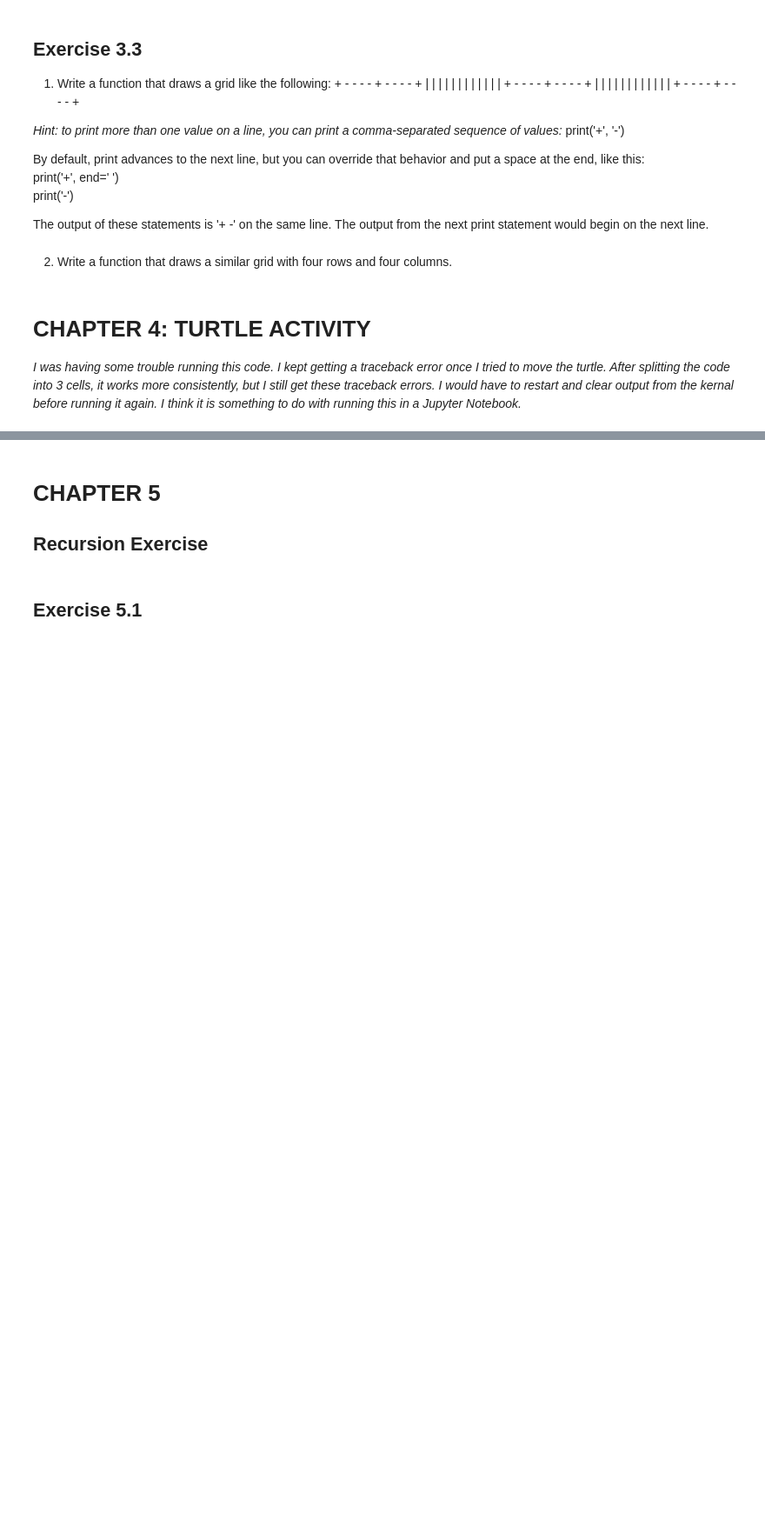
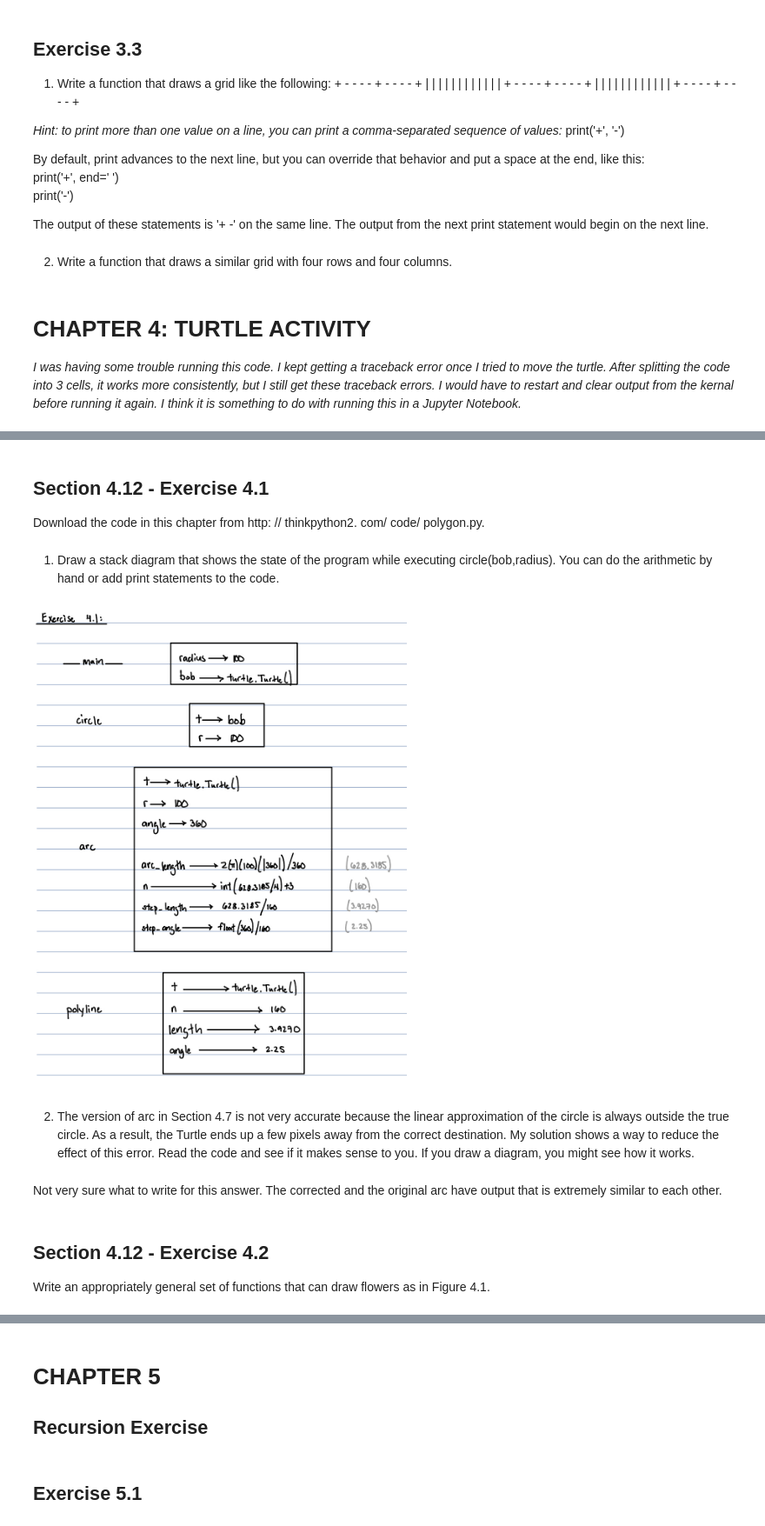
Before and after one commit to abakhtar23/ME-5194, a Jupyter notebook: ME 5194 HW2.ipynb, the cells around one changed output, grey strips where cells are left out. Shown at 87% size. Cells and saved outputs as stored; diff of their text form; code cells hidden in the pictures; blank space fills up the shorter version.

Commit message:
Latest progress on HW 2
Everything mostly completed besides exercise 6.1 and all the turtle output

```diff
--- a/ME 5194 HW2.ipynb
+++ b/ME 5194 HW2.ipynb
@@ -146,0 +139,5 @@ AttributeError: 'Turtle' object has no attribute 'mainloop'
+# %% [markdown]
+## Section 4.12 - Exercise 4.1
+
+Download the code in this chapter from http: // thinkpython2. com/ code/
+polygon.py.
@@ -146,0 +247,15 @@ AttributeError: 'Turtle' object has no attribute 'mainloop'
+# %% [markdown]
+1. Draw a stack diagram that shows the state of the program while executing circle(bob,radius). You can do the arithmetic by hand or add print statements to the code.
+# %%
+from IPython.display import Image
+Image("/home/abakhtar/Downloads/4_3_exercise_4_1.jpeg")
+# %% [output]
+[figure, added]
+# %% [markdown]
+2. The version of arc in Section 4.7 is not very accurate because the linear approximation of the circle is always outside the true circle. As a result, the Turtle ends up a few pixels away from the correct destination. My solution shows a way to reduce the effect of this error. Read the code and see if it makes sense to you. If you draw a diagram, you might see how it works.
+# %% [markdown]
+Not very sure what to write for this answer. The corrected and the original arc have output that is extremely similar to each other.
+# %% [markdown]
+## Section 4.12 - Exercise 4.2
+
+Write an appropriately general set of functions that can draw flowers as in Figure 4.1.
```
Also changed, not shown: parts of 24 cells of this notebook, 1 other file.
